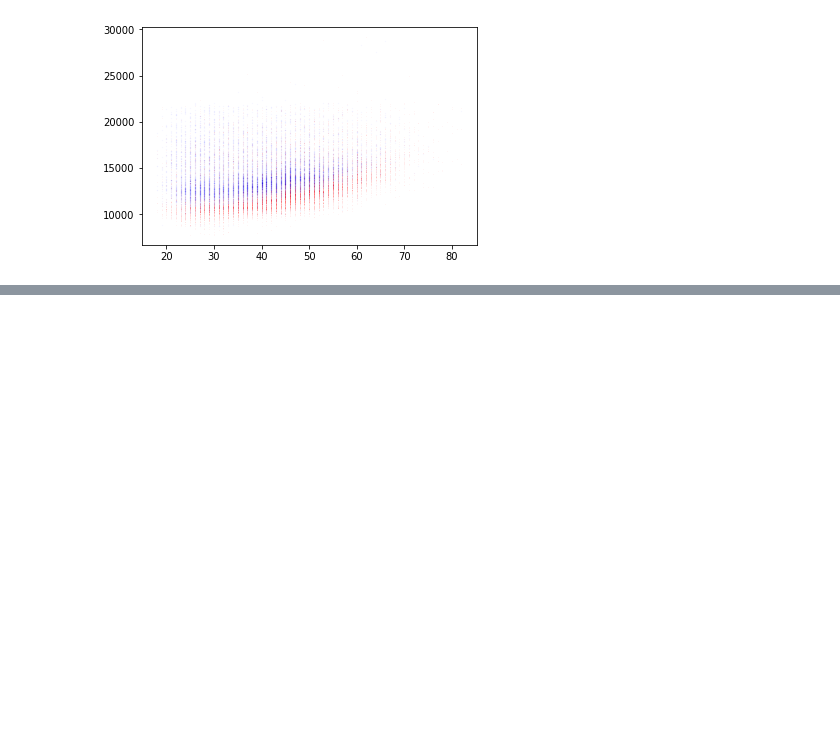
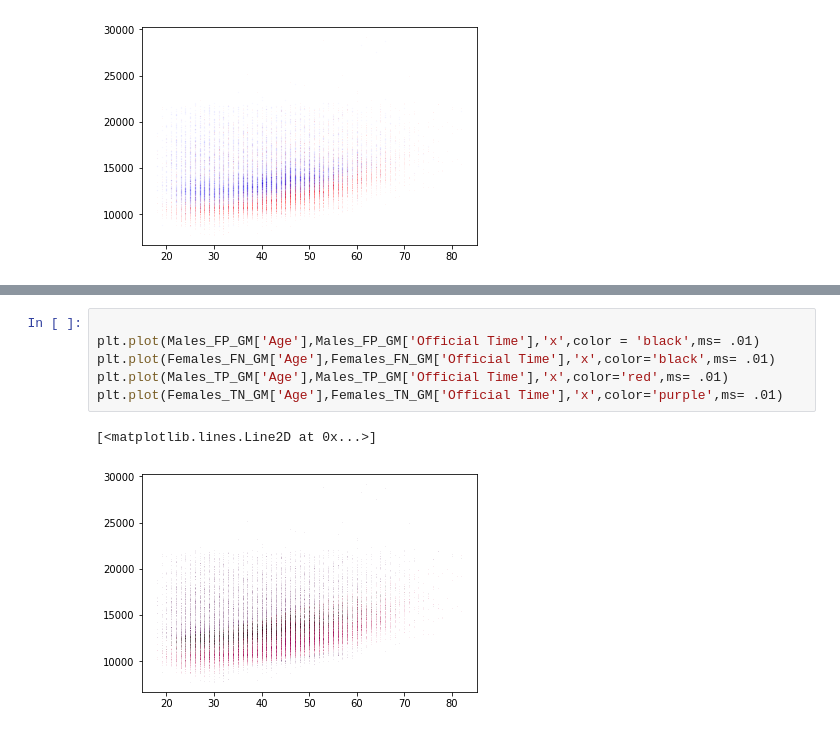
Before and after one commit to AaEll/MLKeras, a Jupyter notebook: MarthonTest.ipynb, the cells around one changed output, grey strips where cells are left out. Drawn from its saved outputs; the diff is of its cells as text; blank space fills up the shorter version.

```diff
--- a/MarthonTest.ipynb
+++ b/MarthonTest.ipynb
@@ -185,0 +225,9 @@ Name: Res1, Length: 26598, dtype: float32
+# %%
+
+plt.plot(Males_FP_GM['Age'],Males_FP_GM['Official Time'],'x',color = 'black',ms= .01)
+plt.plot(Females_FN_GM['Age'],Females_FN_GM['Official Time'],'x',color='black',ms= .01)
+plt.plot(Males_TP_GM['Age'],Males_TP_GM['Official Time'],'x',color='red',ms= .01)
+plt.plot(Females_TN_GM['Age'],Females_TN_GM['Official Time'],'x',color='purple',ms= .01)
+# %% [output]
+[<matplotlib.lines.Line2D at 0x...>]
+[figure, added]
```
Also changed, not shown: parts of 10 cells of this notebook, 1 other file.
